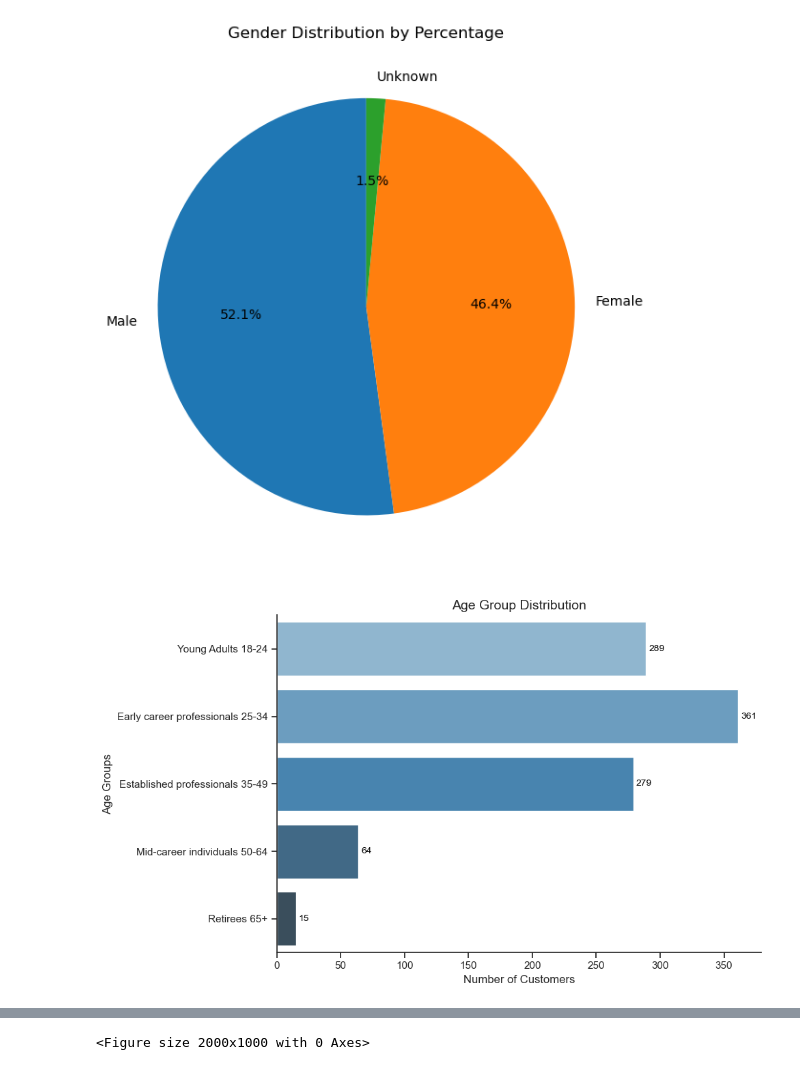
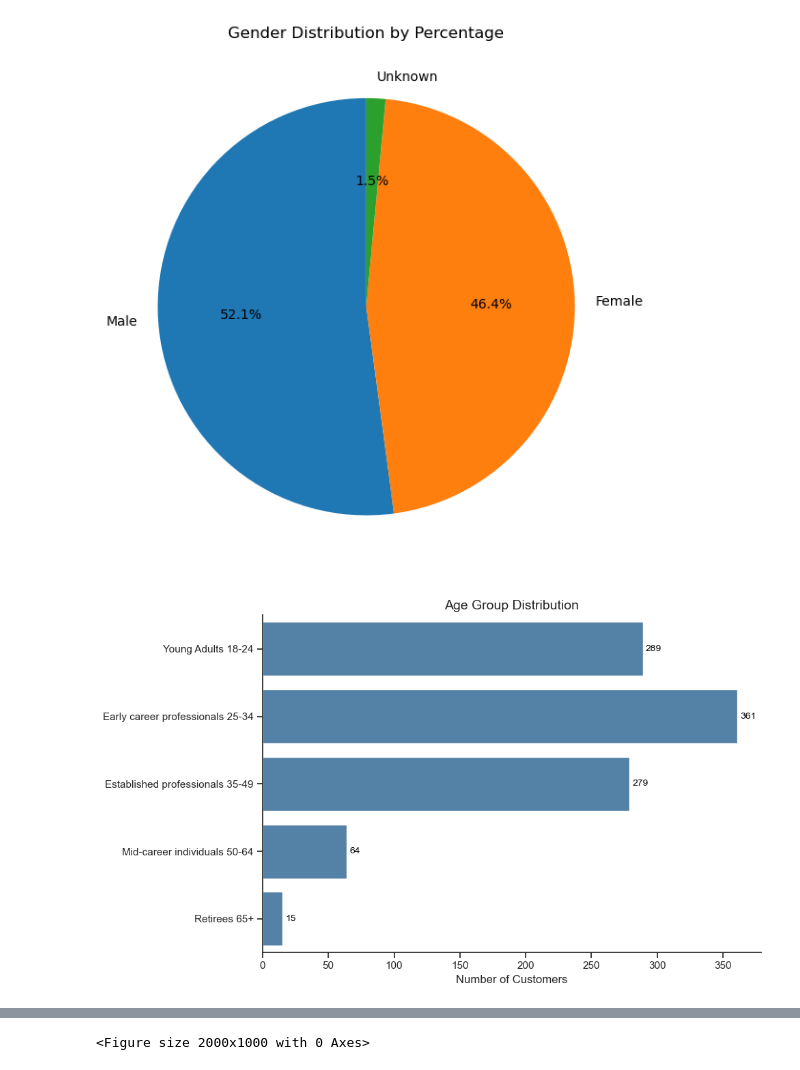
Before and after one commit to akorablov/Project_Twisto, a Jupyter notebook: FinTech_project/2_Demographic_analysis.ipynb, the cells around one changed output, grey strips where cells are left out. Cells and saved outputs as stored; diff of their text form; code cells hidden in the pictures.

```diff
--- a/FinTech_project/2_Demographic_analysis.ipynb
+++ b/FinTech_project/2_Demographic_analysis.ipynb
@@ -138,7 +138,7 @@ plt.show()
 [figure]
 # %%
 # Seaborn theme
-sns.set_theme(style="ticks", palette="dark:b_r")
+sns.set_theme(style="ticks")
 
 # Define bin edges and labels
 bins = [17, 24, 34, 49, 64, np.inf]
@@ -154,38 +154,36 @@ labels = [
 df_cmr['age_group'] = pd.cut(df_cmr['age'], bins=bins, labels=labels, right=False)
 
 plt.figure(figsize=(10,6))
 ax = sns.countplot(
     data=df_cmr,
     y='age_group',
-    hue='age_group',
     order=labels,
-    palette='Blues_d',
-    legend=False
+    color='steelblue'
 )
 
 # Formatting
 plt.title("Age Group Distribution", fontsize=14)
 plt.xlabel("Number of Customers", fontsize=12)
-plt.ylabel("Age Groups", fontsize=12)
+plt.ylabel("")
 
 # Remove top and right borders
 sns.despine(top=True, right=True, left=False, bottom=False)
 
 # Show counts next to bars
 for p in ax.patches:
     width = int(p.get_width())
     ax.annotate(
         f'{width}',
         (p.get_width(), p.get_y() + p.get_height()/2),
         ha='left', va='center',
         fontsize=10, color='black',
         xytext=(3,0), textcoords='offset points'
     )
 
 plt.tight_layout()
 plt.show()
 # %% [output]
-[figure, old version]
+[figure, new version]
 # %%
 # Keep 'year_quarter' as Period dtype (not string)
 df_cmr['year_quarter'] = df_cmr['date_upgr'].dt.to_period('Q')
```
Also changed, not shown: parts of 4 cells of this notebook.
